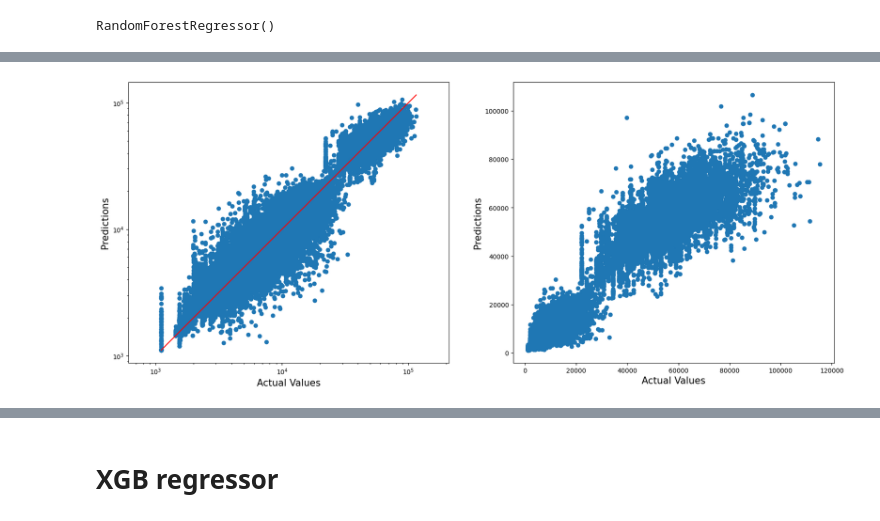
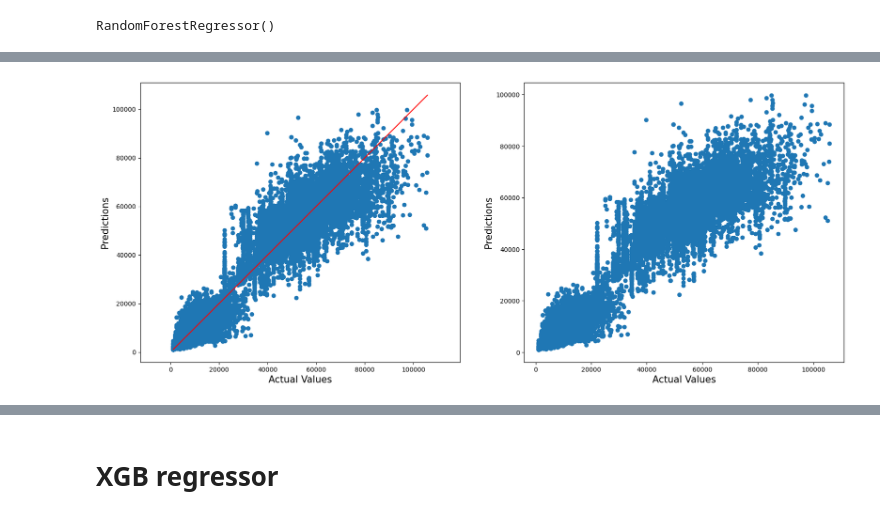
Before and after one commit to TamizharasanG/Travel-and-Tourism-Clarity-TTS, a Jupyter notebook: Tour_Assistant_Web_app.ipynb, the cells around one changed output, grey strips where cells are left out. Cells and saved outputs as stored; diff of their text form; code cells hidden in the pictures.

```diff
--- a/Tour_Assistant_Web_app.ipynb
+++ b/Tour_Assistant_Web_app.ipynb
@@ -420,21 +425,21 @@ scores, np.mean(scores)
 # %%
 plt.figure(figsize=(20,8))
 plt.subplot(1, 2, 1)
 plt.scatter(y_test, y_pred_rf)
-plt.yscale('log')
-plt.xscale('log')
+#plt.yscale('log')
+#plt.xscale('log')
 
 p1 = max(max(y_pred_rf), max(y_test))
 p2 = min(min(y_pred_rf), min(y_test))
 plt.plot([p1, p2], [p1, p2], 'r-')
 plt.xlabel('Actual Values', fontsize=15)
 plt.ylabel('Predictions', fontsize=15)
 plt.axis('equal')
 
 plt.subplot(1, 2, 2)
 plt.scatter(y_test, y_pred_rf)
 plt.xlabel('Actual Values', fontsize=15)
 plt.ylabel('Predictions', fontsize=15)
 plt.show()
 # %% [output]
-[figure, old version]
+[figure, new version]
```
Also changed, not shown: parts of 45 cells of this notebook.
